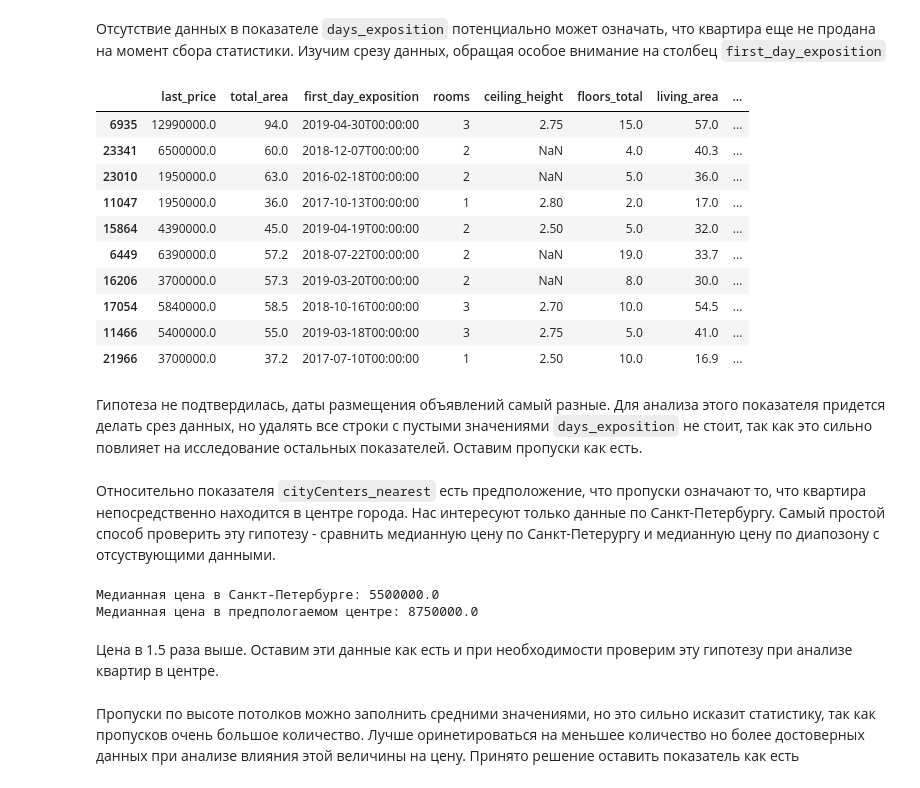
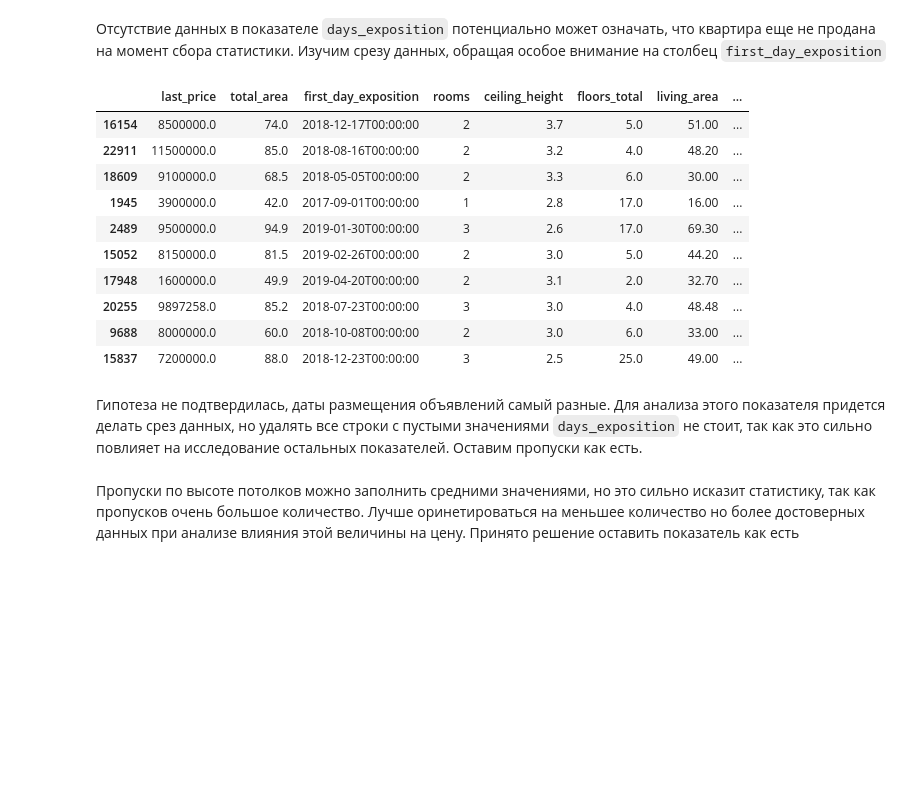
Before and after one commit to asolovov/asolovov_da_portfolio_ru, a Jupyter notebook: yandex_real_estate/yandex_real_estate.ipynb, the cells around one changed output. Saved outputs shown, nothing was run; the diff lists cells and outputs as text; code cells hidden in the pictures; blank space fills up the shorter version.

```diff
--- a/yandex_real_estate/yandex_real_estate.ipynb
+++ b/yandex_real_estate/yandex_real_estate.ipynb
@@ -14,7 +14,7 @@ import pandas as pd
 import matplotlib.pyplot as plt
 import seaborn as sns
 # %%
-df = pd.read_csv('/datasets/real_estate_data.csv', sep = '\t')
+df = pd.read_csv('real_estate_data.csv', sep = '\t')
 display(df.head(5))
 df.info(memory_usage = 'deep')
 df.describe().T
@@ -181,31 +178,21 @@ memory usage: 2.2+ MB
 # %% [markdown]
 Отсутствие данных в показателе `days_exposition` потенциально может означать, что квартира еще не продана на момент сбора статистики. Изучим срезу данных, обращая особое внимание на столбец `first_day_exposition`
 # %%
-df.query('days_exposition.isna()').sample(10)
+df[df['days_exposition'].isna()].sample(10)
 # %% [output]
 |  | last_price | total_area | first_day_exposition | rooms | ceiling_height | floors_total | living_area | ... |
-| 6935 | 12990000.0 | 94.0 | 2019-04-30T00:00:00 | 3 | 2.75 | 15.0 | 57.0 | ... |
-| 23341 | 6500000.0 | 60.0 | 2018-12-07T00:00:00 | 2 | NaN | 4.0 | 40.3 | ... |
-| 23010 | 1950000.0 | 63.0 | 2016-02-18T00:00:00 | 2 | NaN | 5.0 | 36.0 | ... |
-| 11047 | 1950000.0 | 36.0 | 2017-10-13T00:00:00 | 1 | 2.80 | 2.0 | 17.0 | ... |
-| 15864 | 4390000.0 | 45.0 | 2019-04-19T00:00:00 | 2 | 2.50 | 5.0 | 32.0 | ... |
-| 6449 | 6390000.0 | 57.2 | 2018-07-22T00:00:00 | 2 | NaN | 19.0 | 33.7 | ... |
-| 16206 | 3700000.0 | 57.3 | 2019-03-20T00:00:00 | 2 | NaN | 8.0 | 30.0 | ... |
-| 17054 | 5840000.0 | 58.5 | 2018-10-16T00:00:00 | 3 | 2.70 | 10.0 | 54.5 | ... |
-| 11466 | 5400000.0 | 55.0 | 2019-03-18T00:00:00 | 3 | 2.75 | 5.0 | 41.0 | ... |
-| 21966 | 3700000.0 | 37.2 | 2017-07-10T00:00:00 | 1 | 2.50 | 10.0 | 16.9 | ... |
+| 16154 | 8500000.0 | 74.0 | 2018-12-17T00:00:00 | 2 | 3.7 | 5.0 | 51.00 | ... |
+| 22911 | 11500000.0 | 85.0 | 2018-08-16T00:00:00 | 2 | 3.2 | 4.0 | 48.20 | ... |
+| 18609 | 9100000.0 | 68.5 | 2018-05-05T00:00:00 | 2 | 3.3 | 6.0 | 30.00 | ... |
+| 1945 | 3900000.0 | 42.0 | 2017-09-01T00:00:00 | 1 | 2.8 | 17.0 | 16.00 | ... |
+| 2489 | 9500000.0 | 94.9 | 2019-01-30T00:00:00 | 3 | 2.6 | 17.0 | 69.30 | ... |
+| 15052 | 8150000.0 | 81.5 | 2019-02-26T00:00:00 | 2 | 3.0 | 5.0 | 44.20 | ... |
+| 17948 | 1600000.0 | 49.9 | 2019-04-20T00:00:00 | 2 | 3.1 | 2.0 | 32.70 | ... |
+| 20255 | 9897258.0 | 85.2 | 2018-07-23T00:00:00 | 3 | 3.0 | 4.0 | 48.48 | ... |
+| 9688 | 8000000.0 | 60.0 | 2018-10-08T00:00:00 | 2 | 3.0 | 6.0 | 33.00 | ... |
+| 15837 | 7200000.0 | 88.0 | 2018-12-23T00:00:00 | 3 | 2.5 | 25.0 | 49.00 | ... |
 # %% [markdown]
 Гипотеза не подтвердилась, даты размещения объявлений самый разные. Для анализа этого показателя придется делать срез данных, но удалять все строки с пустыми значениями `days_exposition` не стоит, так как это сильно повлияет на исследование остальных показателей. Оставим пропуски как есть.
-# %% [markdown]
-Относительно показателя `cityCenters_nearest` есть предположение, что пропуски означают то, что квартира непосредственно находится в центре города. Нас интересуют только данные по Санкт-Петербургу. Самый простой способ проверить эту гипотезу - сравнить медианную цену по Санкт-Петерургу и медианную цену по диапозону с отсуствующими данными.
-# %%
-print('Медианная цена в Санкт-Петербурге:',df.query('locality_name == "Санкт-Петербург"')['last_price'].median())
-print('Медианная цена в предпологаемом центре:', df.query('cityCenters_nearest.isna() and locality_name == "Санкт-Петербург"')['last_price'].median())
-# %% [output]
-Медианная цена в Санкт-Петербурге: 5500000.0
-Медианная цена в предпологаемом центре: 8750000.0
-# %% [markdown]
-Цена в 1.5 раза выше. Оставим эти данные как есть и при необходимости проверим эту гипотезу при анализе квартир в центре.
 # %% [markdown]
 Пропуски по высоте потолков можно заполнить средними значениями, но это сильно исказит статистику, так как пропусков очень большое количество. Лучше оринетироваться на меньшее количество но более достоверных данных при анализе влияния этой величины на цену. Принято решение оставить показатель как есть
 # %% [markdown]
```
Also changed, not shown: parts of 24 cells of this notebook.
